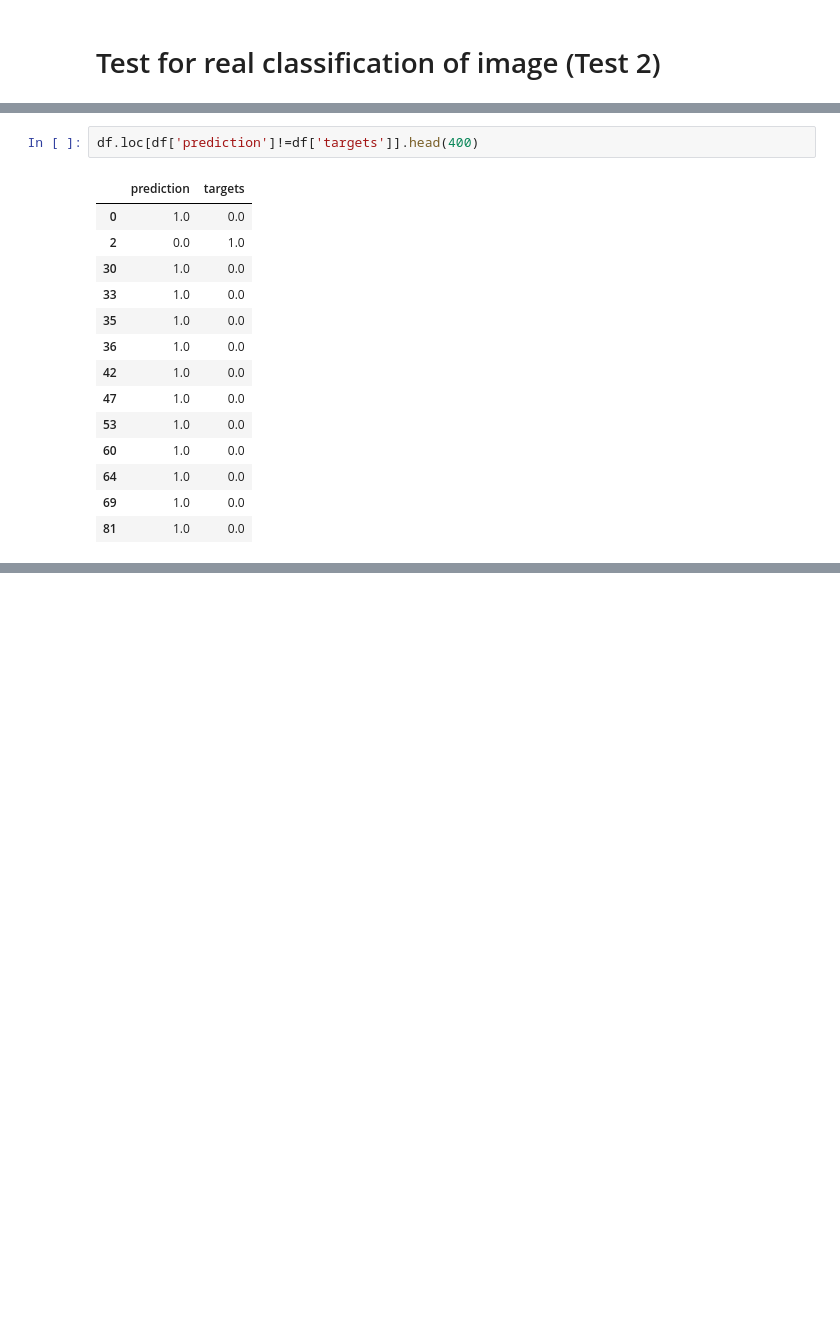
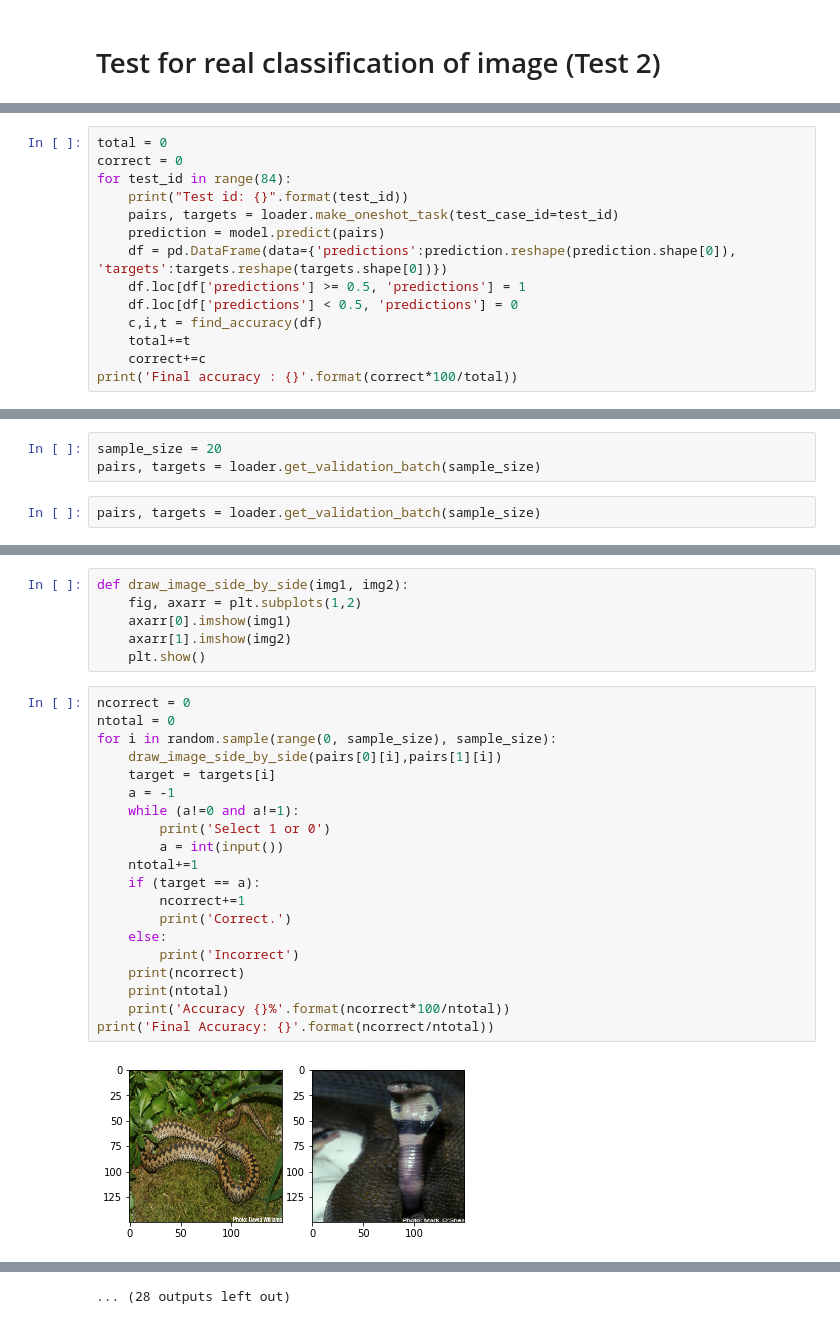
Before and after one commit to chamathabeysinghe/snake_classification, a Jupyter notebook: networks/siamese_network/inference.ipynb, the cells around one changed output, grey strips where cells are left out. Drawn from its saved outputs; the diff is of its cells as text; blank space fills up the shorter version.

Commit message:
All data

```diff
--- a/networks/siamese_network/inference.ipynb
+++ b/networks/siamese_network/inference.ipynb
@@ -83,0 +85,14 @@ prediction = model.predict(pairs)
+# %%
+total = 0
+correct = 0
+for test_id in range(84):
+    print("Test id: {}".format(test_id))
+    pairs, targets = loader.make_oneshot_task(test_case_id=test_id)
+    prediction = model.predict(pairs)
+    df = pd.DataFrame(data={'predictions':prediction.reshape(prediction.shape[0]), 'targets':targets.reshape(targets.shape[0])})
+    df.loc[df['predictions'] >= 0.5, 'predictions'] = 1
+    df.loc[df['predictions'] < 0.5, 'predictions'] = 0
+    c,i,t = find_accuracy(df)
+    total+=t
+    correct+=c
+print('Final accuracy : {}'.format(correct*100/total))
@@ -84 +126,6 @@ prediction = model.predict(pairs)
+# %%
+sample_size = 20
+pairs, targets = loader.get_validation_batch(sample_size)
+# %%
+pairs, targets = loader.get_validation_batch(sample_size)
 # %%
@@ -108,17 +140,28 @@ df.head(800)
-# %%
-df.loc[df['prediction']!=df['targets']].head(400)
-# %% [output]
-|  | prediction | targets |
-| 0 | 1.0 | 0.0 |
-| 2 | 0.0 | 1.0 |
-| 30 | 1.0 | 0.0 |
-| 33 | 1.0 | 0.0 |
-| 35 | 1.0 | 0.0 |
-| 36 | 1.0 | 0.0 |
-| 42 | 1.0 | 0.0 |
-| 47 | 1.0 | 0.0 |
-| 53 | 1.0 | 0.0 |
-| 60 | 1.0 | 0.0 |
-| 64 | 1.0 | 0.0 |
-| 69 | 1.0 | 0.0 |
-| 81 | 1.0 | 0.0 |
+# %%
+def draw_image_side_by_side(img1, img2):
+    fig, axarr = plt.subplots(1,2)
+    axarr[0].imshow(img1)
+    axarr[1].imshow(img2)
+    plt.show()
+# %%
+ncorrect = 0
+ntotal = 0
+for i in random.sample(range(0, sample_size), sample_size):
+    draw_image_side_by_side(pairs[0][i],pairs[1][i])
+    target = targets[i]
+    a = -1
+    while (a!=0 and a!=1):
+        print('Select 1 or 0')
+        a = int(input())
+    ntotal+=1
+    if (target == a):
+        ncorrect+=1
+        print('Correct.')
+    else:
+        print('Incorrect')
+    print(ncorrect)
+    print(ntotal)
+    print('Accuracy {}%'.format(ncorrect*100/ntotal))
+print('Final Accuracy: {}'.format(ncorrect/ntotal))
+# %% [output]
+[figure, added]
@@ -124,0 +209 @@ df.loc[df['prediction']!=df['targets']].head(400)
+... (28 outputs left out)
```
Also changed, not shown: parts of 14 cells of this notebook, 14 other files.
